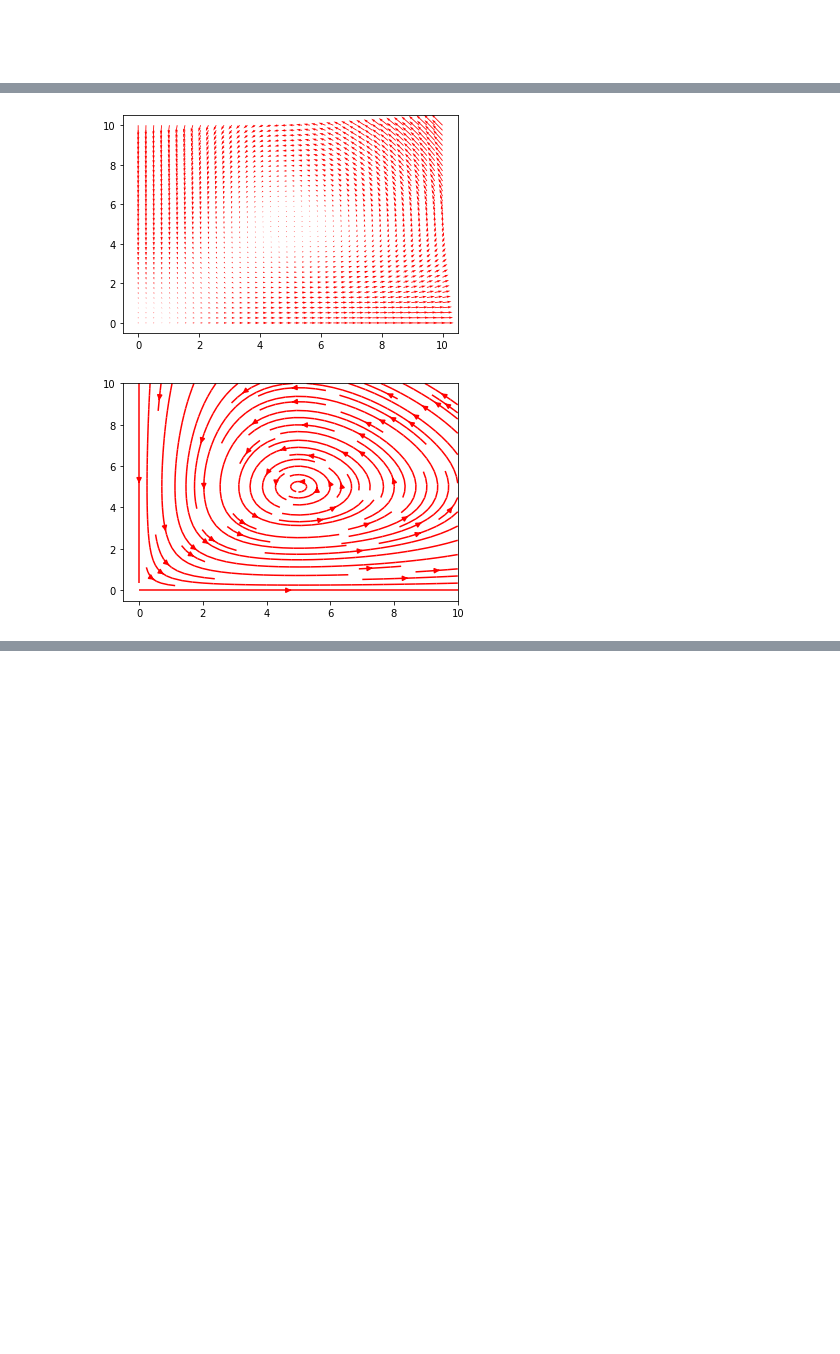
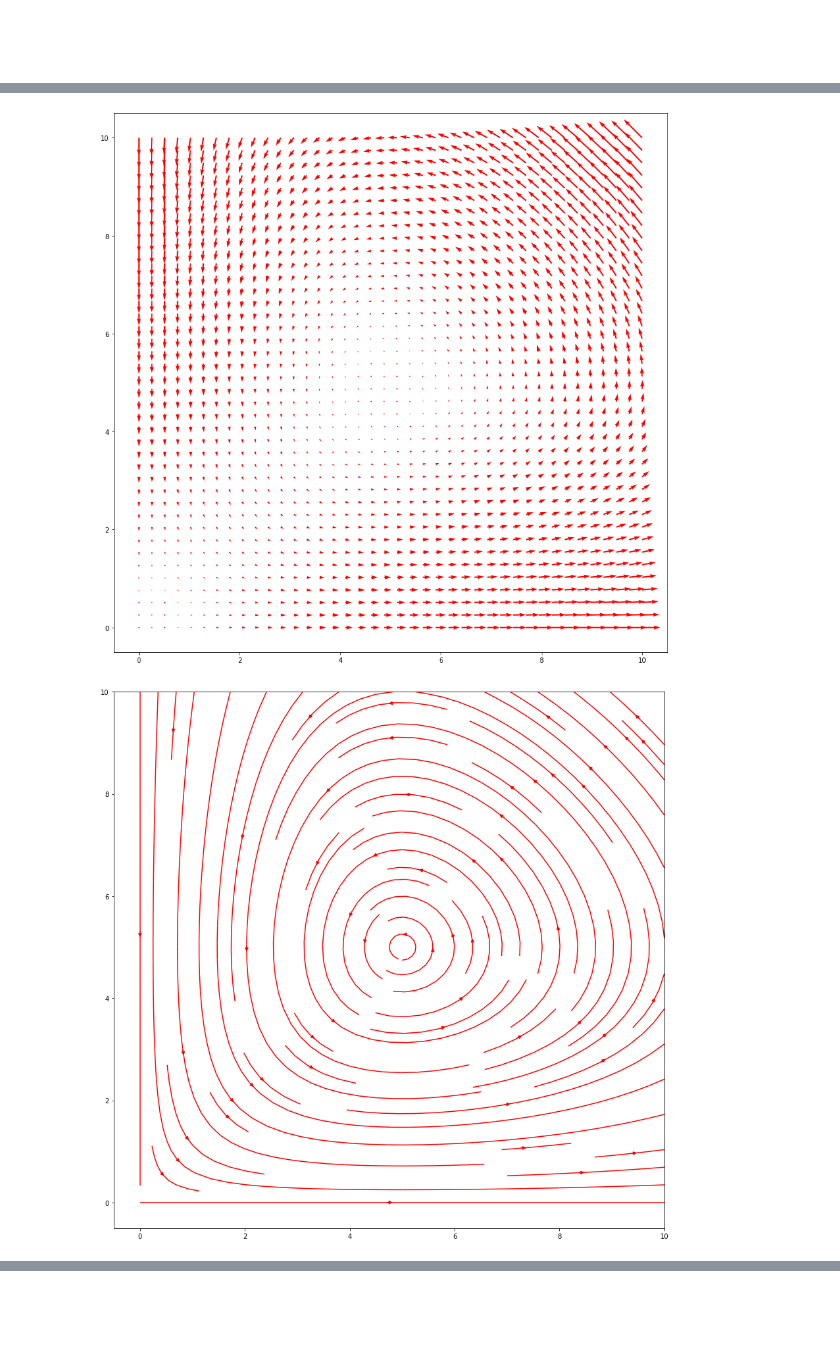
Before and after one commit to ahernot/UE11-equations-differentielles, a Jupyter notebook: réponses-final.ipynb, the cells around one changed output, grey strips where cells are left out. Saved outputs shown, nothing was run; the diff lists cells and outputs as text; code cells hidden in the pictures; blank space fills up the shorter version.

```diff
--- a/réponses-final.ipynb
+++ b/réponses-final.ipynb
@@ -102,23 +113,23 @@ Ces valeurs propres sont à parties réelles nulles (purement imaginaires) donc
 # %%
 xMin, xMax = (0, 10)
 yMin, yMax = (0, 10)
 N = 40 # Nombre de points par ligne/colonne
 listeX = np.linspace(xMin, xMax, N)
 listeY = np.linspace(yMin, yMax, N)
 
 gridX, gridY = np.meshgrid(listeX, listeY)
 
 gridXp = prey(gridX, gridY)
 gridYp = predator(gridX, gridY)
 
-plt.figure("Champ de vecteur 1")
+plt.figure("Champ de vecteurs 1", figsize=(15, 15))
 plt.quiver(gridX, gridY, gridXp, gridYp, color = 'r')
 plt.show()
 
-plt.figure("Champ de vecteur 2")
+plt.figure("Champ de vecteurs 2", figsize=(15, 15))
 plt.streamplot(gridX, gridY, gridXp, gridYp, color = 'r')
 plt.show()
 # %% [output]
-[figure, old version]
+[figure, new version]
-[figure, old version]
+[figure, new version]
 # %% [markdown]
```
Also changed, not shown: parts of 34 cells of this notebook.
